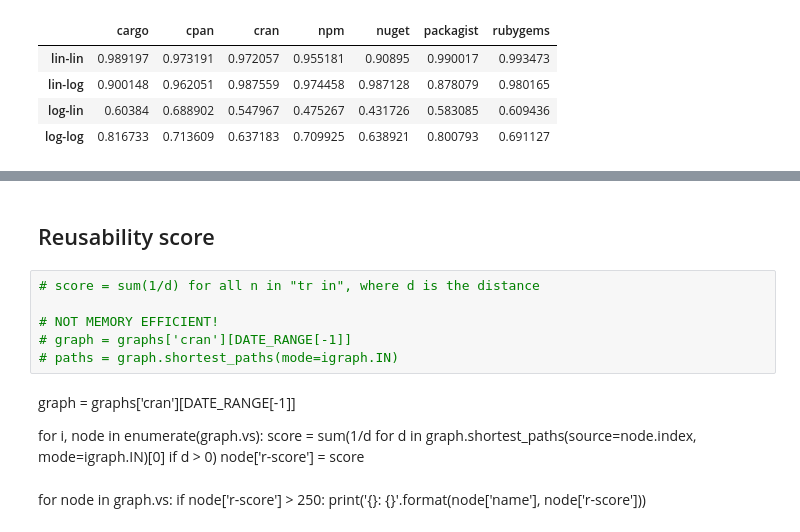
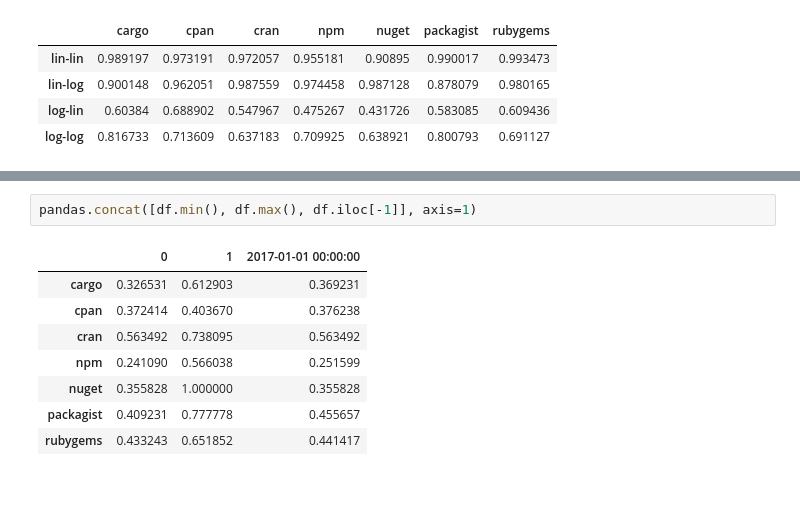
Before and after one commit to AlexandreDecan/ecos-emse, a Jupyter notebook: notebooks/Graphs metrics.ipynb, the cells around one changed output, grey strips where cells are left out. Drawn from its saved outputs; the diff is of its cells as text; blank space fills up the shorter version.

```diff
--- a/notebooks/Graphs metrics.ipynb
+++ b/notebooks/Graphs metrics.ipynb
@@ -1418,18 +1413,11 @@ ax.set(
-# %% [markdown]
-## Reusability score
-# %%
-# score = sum(1/d) for all n in "tr in", where d is the distance
-
-# NOT MEMORY EFFICIENT!
-# graph = graphs['cran'][DATE_RANGE[-1]]
-# paths = graph.shortest_paths(mode=igraph.IN)
-# %% [markdown]
-graph = graphs['cran'][DATE_RANGE[-1]]
-
-for i, node in enumerate(graph.vs):
-    score = sum(1/d for d in graph.shortest_paths(source=node.index, mode=igraph.IN)[0] if d > 0)
-    node['r-score'] = score
-# %% [markdown]
-for node in graph.vs:
-    if node['r-score'] > 250:
-        print('{}: {}'.format(node['name'], node['r-score']))
+# %%
+pandas.concat([df.min(), df.max(), df.iloc[-1]], axis=1)
+# %% [output]
+|  | 0 | 1 | 2017-01-01 00:00:00 |
+| cargo | 0.326531 | 0.612903 | 0.369231 |
+| cpan | 0.372414 | 0.403670 | 0.376238 |
+| cran | 0.563492 | 0.738095 | 0.563492 |
+| npm | 0.241090 | 0.566038 | 0.251599 |
+| nuget | 0.355828 | 1.000000 | 0.355828 |
+| packagist | 0.409231 | 0.777778 | 0.455657 |
+| rubygems | 0.433243 | 0.651852 | 0.441417 |
```
Also changed, not shown: parts of 3 cells of this notebook, 1 other file.
